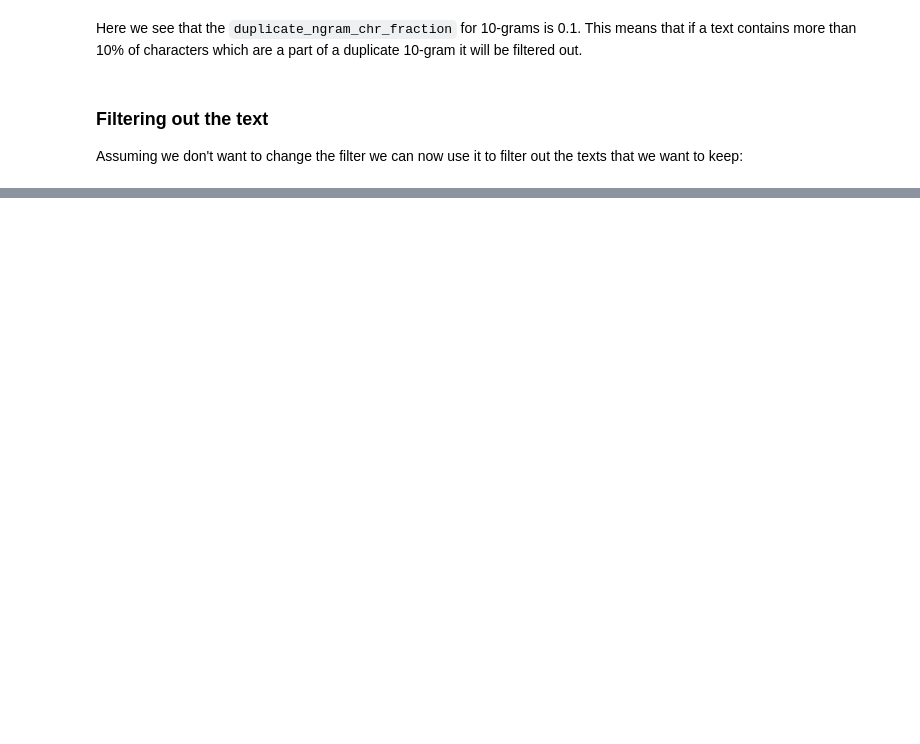
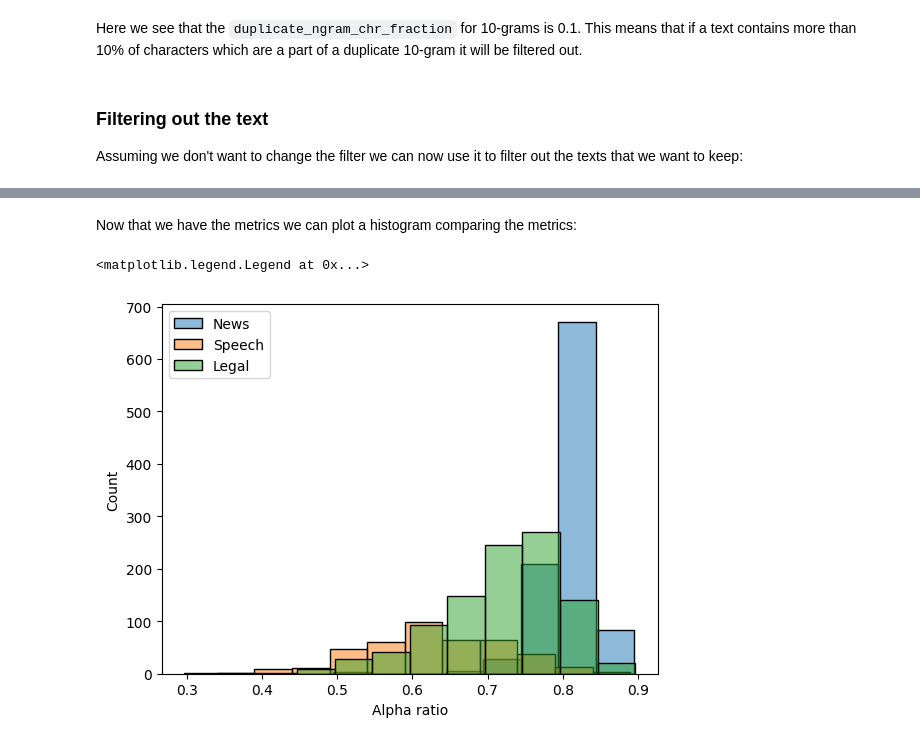
Before and after one commit to HLasse/TextDescriptives, a Jupyter notebook: docs/tutorials/filter_corpus_using_quality.ipynb, the cells around one changed output, grey strips where cells are left out. Saved outputs shown, nothing was run; the diff lists cells and outputs as text; code cells hidden in the pictures; blank space fills up the shorter version.

```diff
--- a/docs/tutorials/filter_corpus_using_quality.ipynb
+++ b/docs/tutorials/filter_corpus_using_quality.ipynb
@@ -173,0 +188,27 @@ We had a total of 1000 which we filtered down to 68.
+# %%
+# first we apply the pipeline to the other domains
+news_docs = nlp.pipe(news["text"], batch_size=100, n_process=4)
+news_docs = list(news_docs)
+# %%
+speech_docs = nlp.pipe(speech["text"], batch_size=100, n_process=4)
+speech_docs = list(speech_docs)
+# %%
+# etract alpha ratio:
+news_alpha_ratio = [doc._.quality["alpha_ratio"] for doc in news_docs]
+speech_alpha_ratio = [doc._.quality["alpha_ratio"] for doc in speech_docs]
+# %% [markdown]
+Now that we have the metrics we can plot a histogram comparing the metrics:
+# %%
+import matplotlib.pyplot as plt
+# histogram
+sns.histplot(news_alpha_ratio, label="News", alpha=0.5, binwidth=0.05)
+sns.histplot(speech_alpha_ratio, label="Speech", alpha=0.5, binwidth=0.05)
+sns.histplot(alpha_ratio, label="Legal", alpha=0.5, binwidth=0.05)
+
+# add labels
+plt.xlabel("Alpha ratio")
+plt.ylabel("Count")
+plt.legend()
+# %% [output]
+<matplotlib.legend.Legend at 0x...>
+[figure, added]
```
Also changed, not shown: parts of 20 cells of this notebook, 1 other file.
